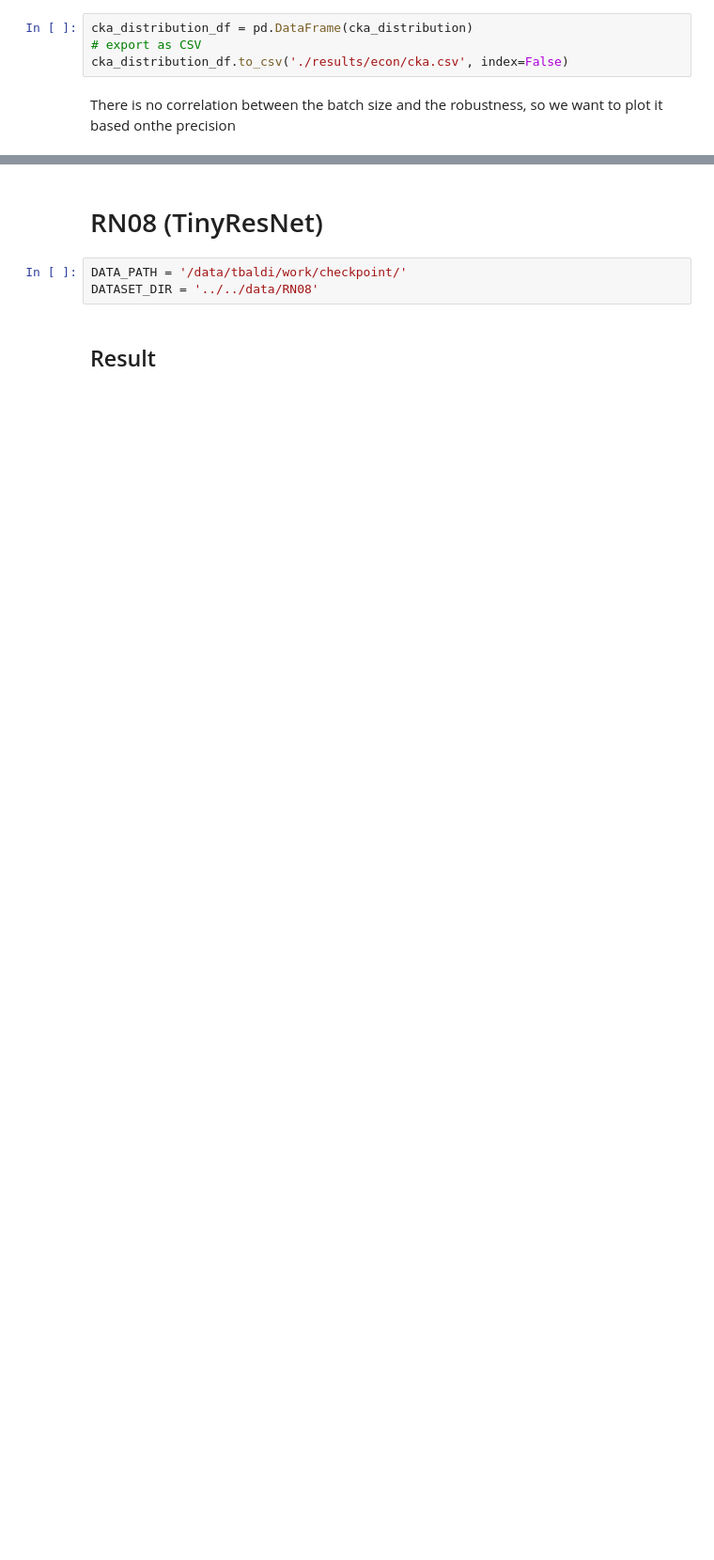
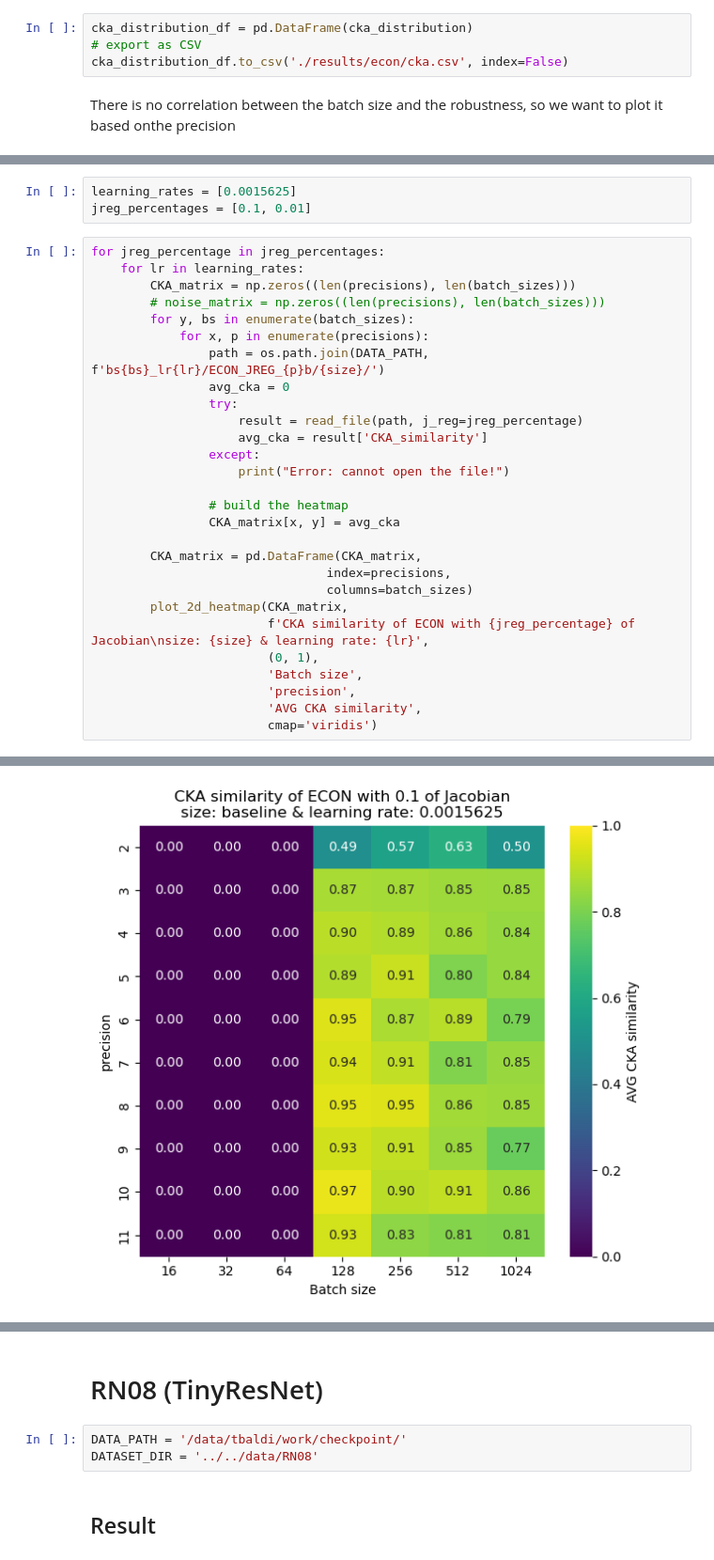
Before and after one commit to Vis4SciML/loss_landscape_taxonomy, a Jupyter notebook: workspace/notebooks/CKA_analysis.ipynb, the cells around one changed output, grey strips where cells are left out. Shown at 94% size. Cells and saved outputs as stored; diff of their text form; blank space fills up the shorter version.

```diff
--- a/workspace/notebooks/CKA_analysis.ipynb
+++ b/workspace/notebooks/CKA_analysis.ipynb
@@ -284,0 +455,32 @@ Error: cannot open the file!
+# %%
+learning_rates = [0.0015625]
+jreg_percentages = [0.1, 0.01]
+# %%
+for jreg_percentage in jreg_percentages:
+    for lr in learning_rates:
+        CKA_matrix = np.zeros((len(precisions), len(batch_sizes)))
+        # noise_matrix = np.zeros((len(precisions), len(batch_sizes)))
+        for y, bs in enumerate(batch_sizes):
+            for x, p in enumerate(precisions):
+                path = os.path.join(DATA_PATH, f'bs{bs}_lr{lr}/ECON_JREG_{p}b/{size}/')
+                avg_cka = 0
+                try:
+                    result = read_file(path, j_reg=jreg_percentage)
+                    avg_cka = result['CKA_similarity']
+                except:
+                    print("Error: cannot open the file!")
+
+                # build the heatmap
+                CKA_matrix[x, y] = avg_cka
+
+        CKA_matrix = pd.DataFrame(CKA_matrix,
+                                index=precisions,
+                                columns=batch_sizes)
+        plot_2d_heatmap(CKA_matrix,
+                        f'CKA similarity of ECON with {jreg_percentage} of Jacobian\nsize: {size} & learning rate: {lr}',
+                        (0, 1),
+                        'Batch size',
+                        'precision',
+                        'AVG CKA similarity',
+                        cmap='viridis')
+# %% [output]
@@ -284,0 +504 @@ Error: cannot open the file!
+[figure, added]
```
Also changed, not shown: parts of 9 cells of this notebook, 2 other files.
